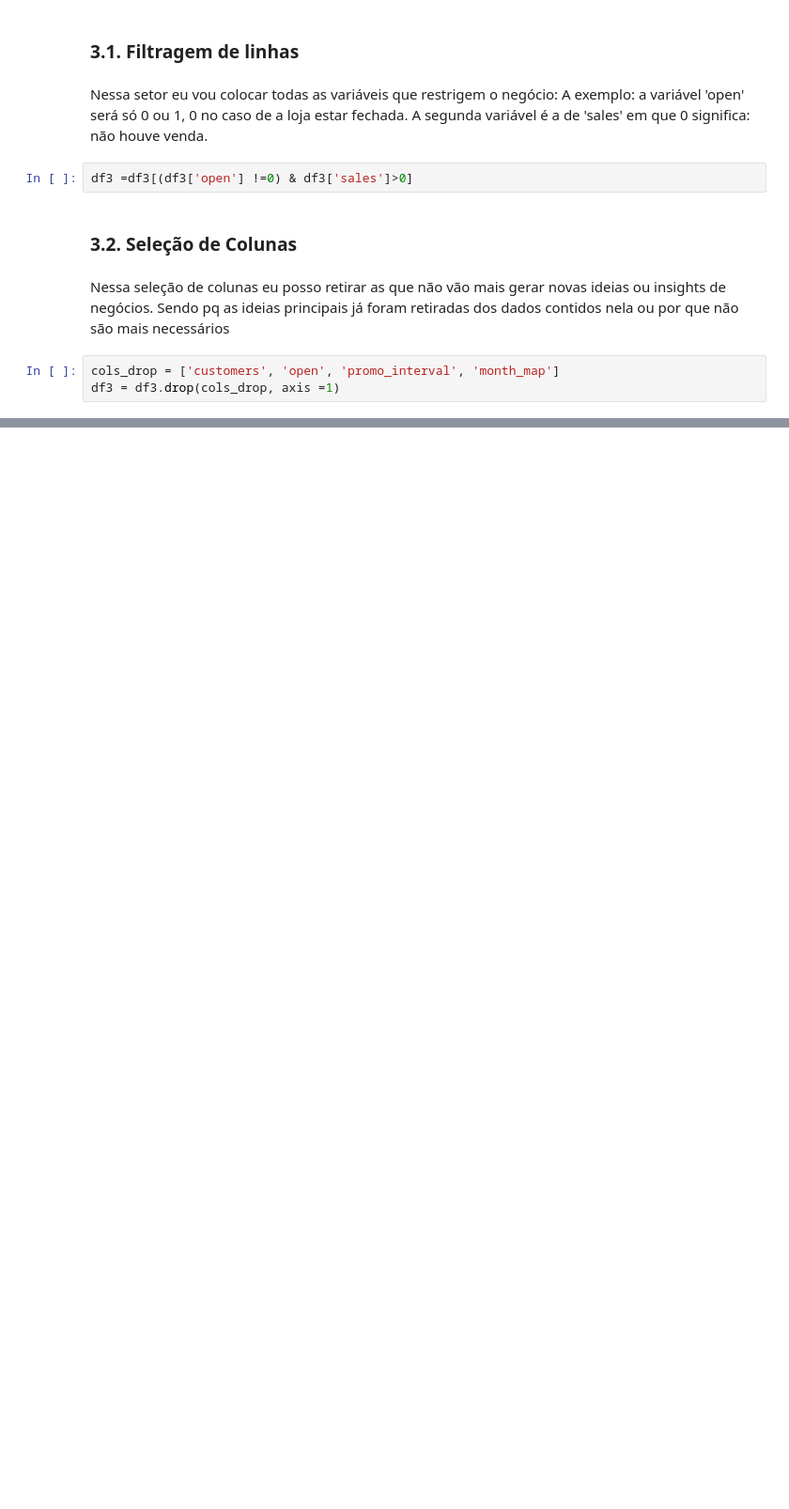
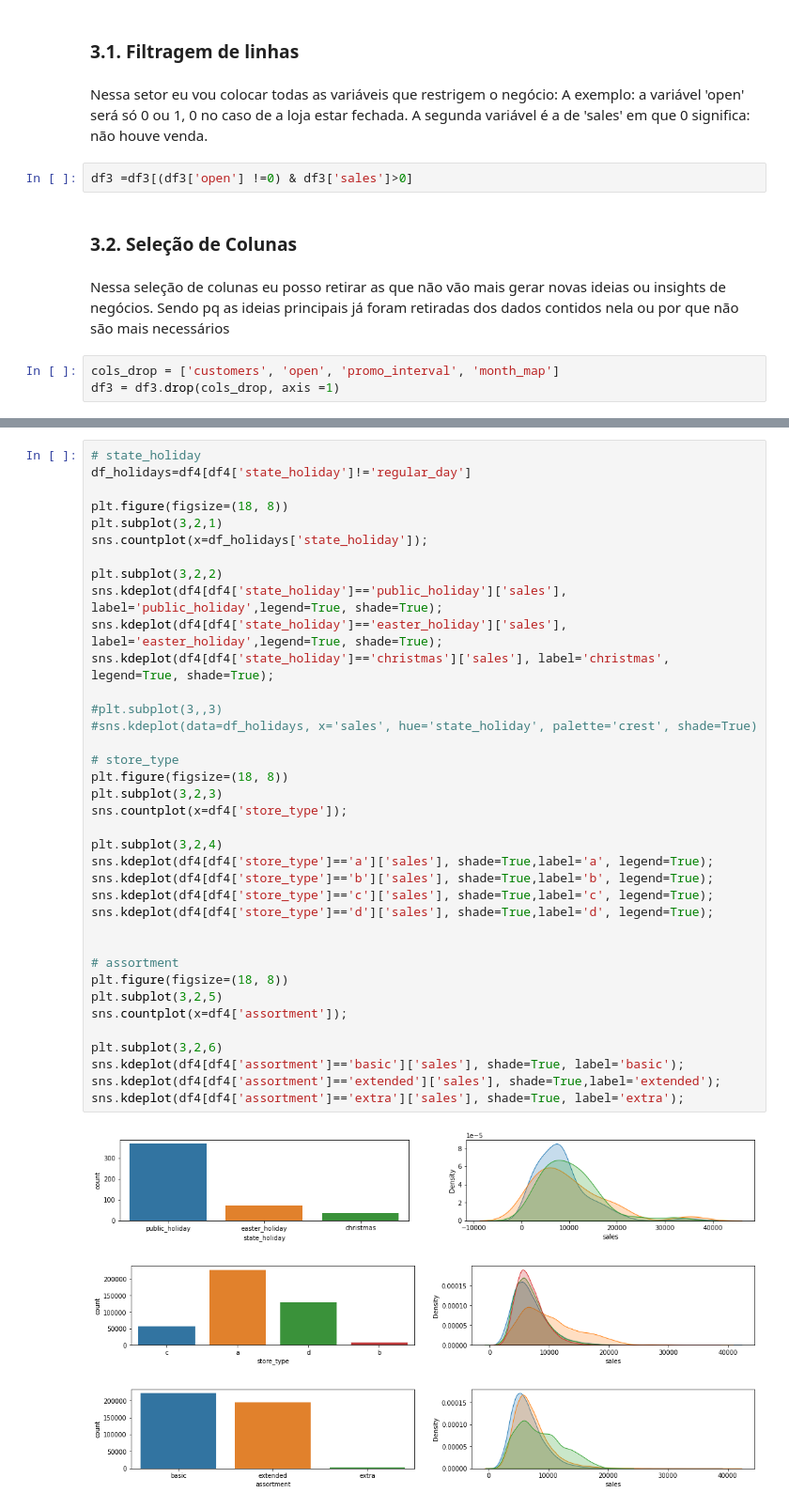
Before and after one commit to vivianebuge/ds-em-producao, a Jupyter notebook: m04_v01_store_sales_prediction.ipynb, the cells around one changed output, grey strips where cells are left out. Shown at 94% size. Drawn from its saved outputs; the diff is of its cells as text; blank space fills up the shorter version.

```diff
--- a/m04_v01_store_sales_prediction.ipynb
+++ b/m04_v01_store_sales_prediction.ipynb
@@ -387,0 +464,41 @@ cat_attributes.head()
+# %%
+# state_holiday
+df_holidays=df4[df4['state_holiday']!='regular_day']
+
+plt.figure(figsize=(18, 8))
+plt.subplot(3,2,1)
+sns.countplot(x=df_holidays['state_holiday']);
+
+plt.subplot(3,2,2)
+sns.kdeplot(df4[df4['state_holiday']=='public_holiday']['sales'], label='public_holiday',legend=True, shade=True);
+sns.kdeplot(df4[df4['state_holiday']=='easter_holiday']['sales'], label='easter_holiday',legend=True, shade=True);
+sns.kdeplot(df4[df4['state_holiday']=='christmas']['sales'], label='christmas', legend=True, shade=True);
+
+#plt.subplot(3,,3)
+#sns.kdeplot(data=df_holidays, x='sales', hue='state_holiday', palette='crest', shade=True)
+
+# store_type
+plt.figure(figsize=(18, 8))
+plt.subplot(3,2,3)
+sns.countplot(x=df4['store_type']);
+
+plt.subplot(3,2,4)
+sns.kdeplot(df4[df4['store_type']=='a']['sales'], shade=True,label='a', legend=True);
+sns.kdeplot(df4[df4['store_type']=='b']['sales'], shade=True,label='b', legend=True);
+sns.kdeplot(df4[df4['store_type']=='c']['sales'], shade=True,label='c', legend=True);
+sns.kdeplot(df4[df4['store_type']=='d']['sales'], shade=True,label='d', legend=True);
+
+
+# assortment
+plt.figure(figsize=(18, 8))
+plt.subplot(3,2,5)
+sns.countplot(x=df4['assortment']);
+
+plt.subplot(3,2,6)
+sns.kdeplot(df4[df4['assortment']=='basic']['sales'], shade=True, label='basic');
+sns.kdeplot(df4[df4['assortment']=='extended']['sales'], shade=True,label='extended');
+sns.kdeplot(df4[df4['assortment']=='extra']['sales'], shade=True, label='extra');
+# %% [output]
+[figure, added]
+[figure, added]
+[figure, added]
```
Also changed, not shown: parts of 38 cells of this notebook.
